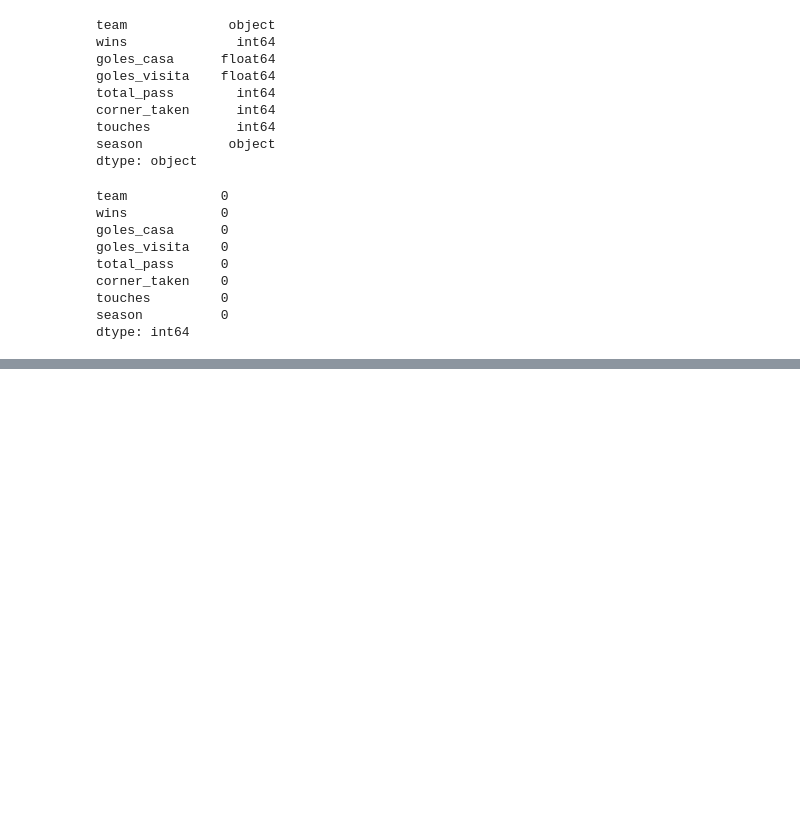
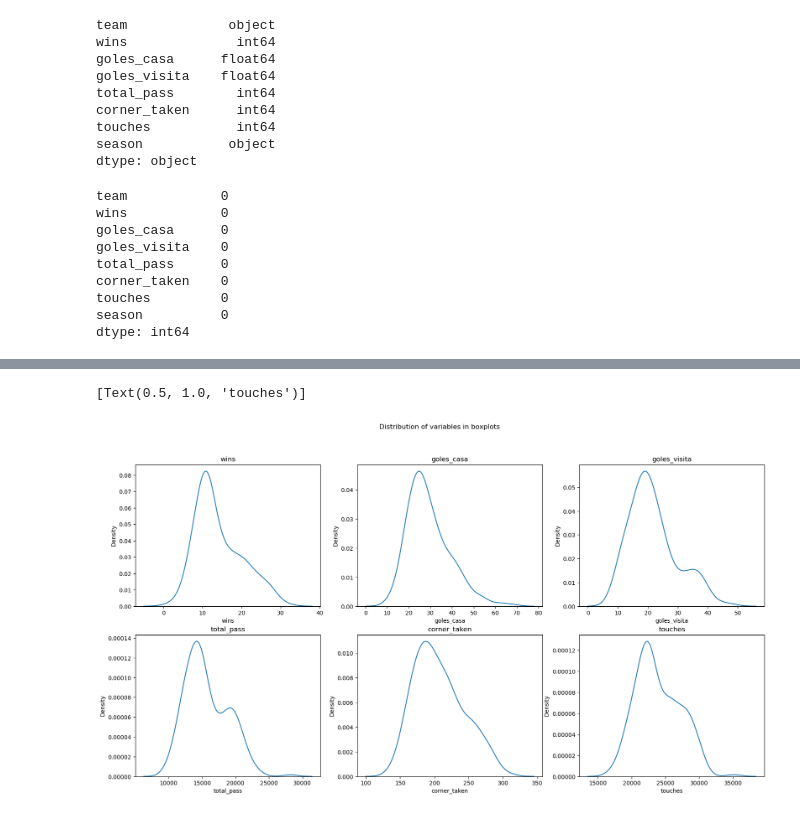
Before and after one commit to zandrev099/MID-Bootcamp-Project, a Jupyter notebook: Premier_L.ipynb, the cells around one changed output, grey strips where cells are left out. Cells and saved outputs as stored; diff of their text form; code cells hidden in the pictures; blank space fills up the shorter version.

```diff
--- a/Premier_L.ipynb
+++ b/Premier_L.ipynb
@@ -171,3 +172,18 @@ for column in df.columns[1:-1]:
+# %%
+#DENSITY PLOTS
+fig, axes = plt.subplots(2, 3, figsize = (20,10))
+
+fig.suptitle ('Distribution of variables in boxplots')
+
+sns.kdeplot(ax = axes[0, 0], data = df, x='wins').set(title='wins')
+sns.kdeplot(ax = axes[0, 1], data = df, x='goles_casa').set(title='goles_casa')
+sns.kdeplot(ax = axes[0, 2], data = df, x='goles_visita').set(title='goles_visita')
+sns.kdeplot(ax = axes[1, 0], data = df, x='total_pass').set(title='total_pass')
+sns.kdeplot(ax = axes[1, 1], data = df, x='corner_taken').set(title='corner_taken')
+sns.kdeplot(ax = axes[1, 2], data = df, x='touches').set(title='touches')
+# %% [output]
+[Text(0.5, 1.0, 'touches')]
+[figure, added]
 # %%
 # HISTOGRAMA
 for column in df.columns[1:-1]:
```
Also changed, not shown: parts of 9 cells of this notebook, 1 other file.
